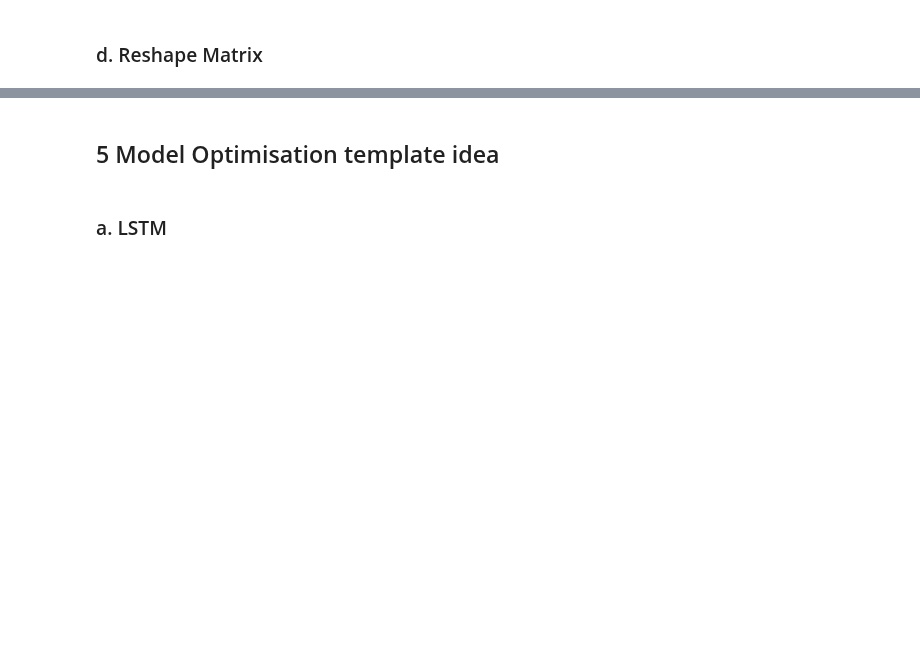
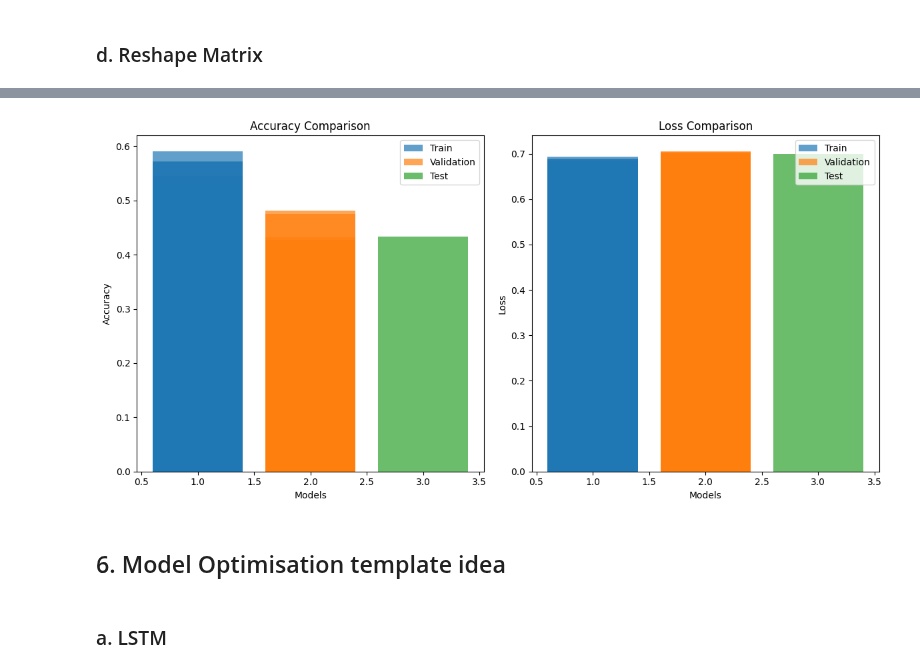
Before and after one commit to LeodeN2000/Financial_Trend_Forecasting, a Jupyter notebook: notebooks/Technical_Indicators/Technical_Indicators.ipynb, the cells around one changed output, grey strips where cells are left out. Drawn from its saved outputs; the diff is of its cells as text; code cells hidden in the pictures; blank space fills up the shorter version.

```diff
--- a/notebooks/Technical_Indicators/Technical_Indicators.ipynb
+++ b/notebooks/Technical_Indicators/Technical_Indicators.ipynb
@@ -553,7 +624,6 @@ def drop_rows(df):
 
     Returns:
     - pd.DataFrame: DataFrame with NaN rows dropped.
-    - list: List of indices corresponding to dropped rows.
     """
     # Drop rows with NaN values
     cleaned_df = df.dropna()
@@ -1130,5 +972,36 @@ plot_loss_accuracy(history)
+# %%
+def compare_models_graph(model, history, model_acc):
+    # Plotting
+    plt.figure(figsize=(12, 6))
+
+    # Accuracy Plots
+    plt.subplot(1, 2, 1)
+    plt.bar(1, history.history['accuracy'], label='Train', alpha=0.7)
+    plt.bar(2, history.history['val_accuracy'], label='Validation', alpha=0.7)
+    plt.bar(3, model_acc[1], label='Test', alpha=0.7)
+    plt.title('Accuracy Comparison')
+    plt.xlabel('Models')
+    plt.ylabel('Accuracy')
+    plt.legend()
+
+    # Loss Plots
+    plt.subplot(1, 2, 2)
+    plt.bar(1, history.history['loss'], label='Train', alpha=0.7)
+    plt.bar(2, history.history['val_loss'], label='Validation', alpha=0.7)
+    plt.bar(3, model_acc[0], label='Test', alpha=0.7)
+    plt.title('Loss Comparison')
+    plt.xlabel('Models')
+    plt.ylabel('Loss')
+    plt.legend()
+
+    plt.tight_layout()
+    plt.show()
+# %%
+compare_models_graph(sf_gru_model, sf_gru_history, sf_gru_model_acc)
+# %% [output]
+[figure, added]
 # %% [markdown]
-## 5 Model Optimisation template idea
+## 6. Model Optimisation template idea
 # %% [markdown]
 ### a. LSTM
 # %%
```
Also changed, not shown: parts of 62 cells of this notebook.
